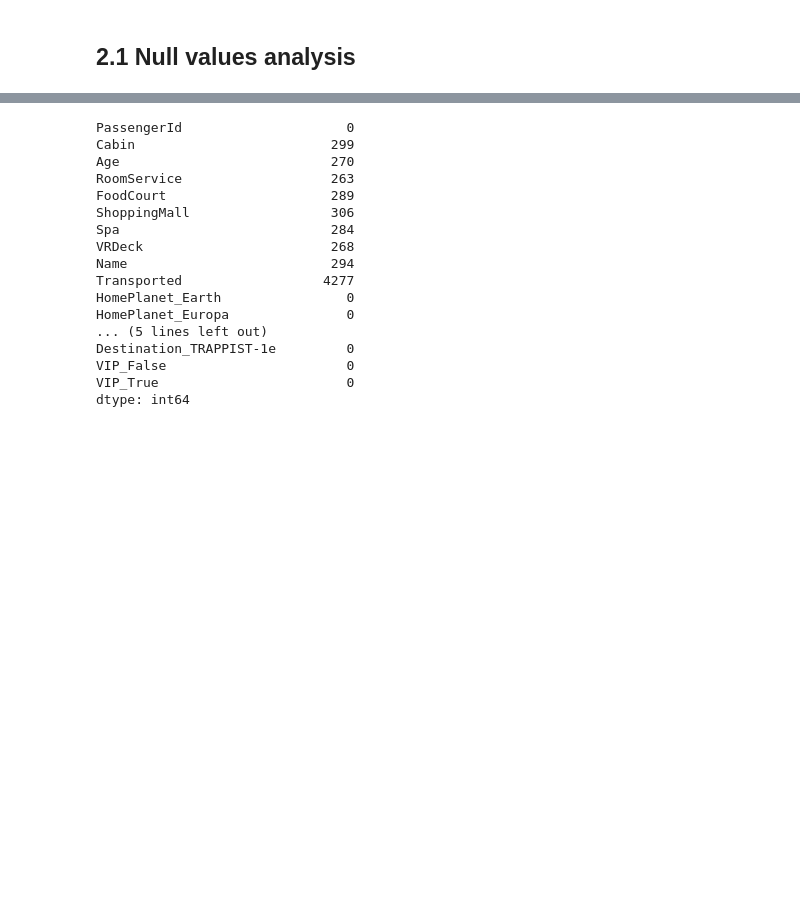
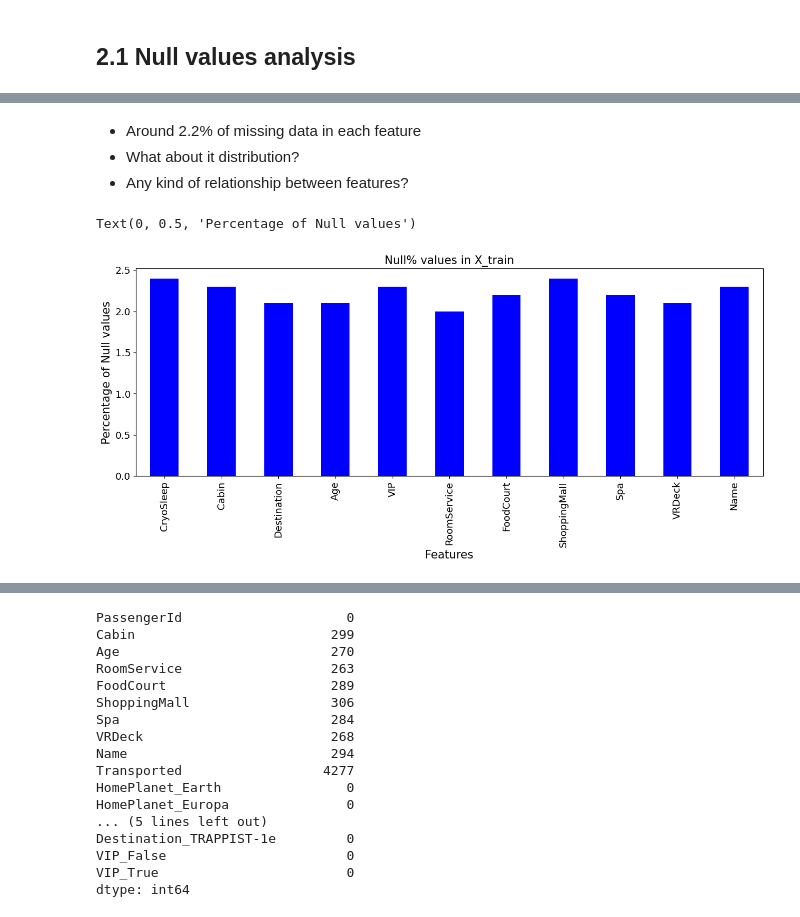
Before and after one commit to JMViJi/Spaceship-Titanic-Kaggle-Competition, a Jupyter notebook: spaceship-titanic.ipynb, the cells around one changed output, grey strips where cells are left out. Cells and saved outputs as stored; diff of their text form; code cells hidden in the pictures; blank space fills up the shorter version.

```diff
--- a/spaceship-titanic.ipynb
+++ b/spaceship-titanic.ipynb
@@ -117,0 +118,15 @@ X_info
+# %% [markdown]
+- Around 2.2% of missing data in each feature
+- What about it distribution?
+- Any kind of relationship between features?
+# %%
+from matplotlib import pyplot as plt
+
+# Histograma of Null% values of X_train
+X_info['Null%'][2:-1].plot(kind='bar', figsize=(15,5), color='blue', fontsize=13)
+plt.title('Null% values in X_train', fontsize=15)
+plt.xlabel('Features', fontsize=15)
+plt.ylabel('Percentage of Null values', fontsize=15)
+# %% [output]
+Text(0, 0.5, 'Percentage of Null values')
+[figure, added]
```
Also changed, not shown: parts of 6 cells of this notebook.
